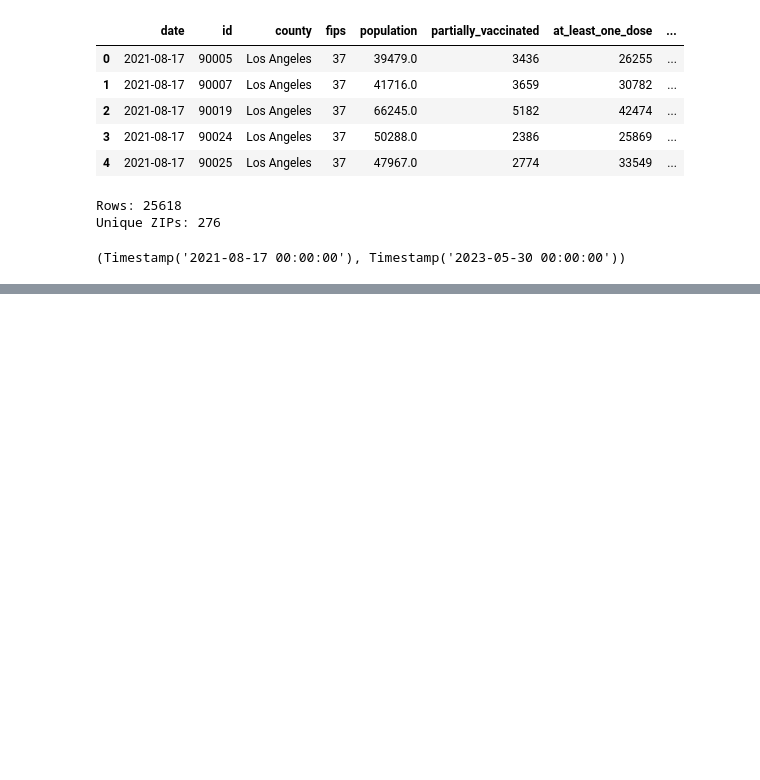
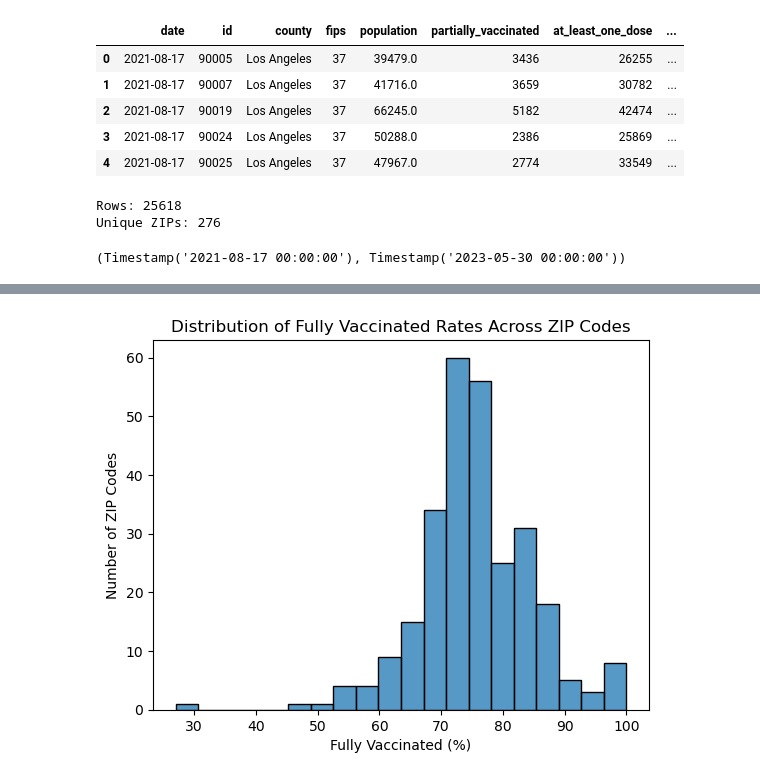
Before and after one commit to s-tran006/MGT-151R---Business-Analytics, a Jupyter notebook: MGT 151R (2).ipynb, the cells around one changed output, grey strips where cells are left out. Drawn from its saved outputs; the diff is of its cells as text; code cells hidden in the pictures; blank space fills up the shorter version.

```diff
--- a/MGT 151R (2).ipynb
+++ b/MGT 151R (2).ipynb
@@ -206,0 +327,13 @@ Name: vax_rate, dtype: float64
+# %%
+sns.histplot(
+    data=datadesk_snapshot,
+    x='fully_vaccinated_percent',
+    bins=20
+)
+
+plt.title("Distribution of Fully Vaccinated Rates Across ZIP Codes")
+plt.xlabel("Fully Vaccinated (%)")
+plt.ylabel("Number of ZIP Codes")
+plt.show()
+# %% [output]
+[figure, added]
```
Also changed, not shown: parts of 17 cells of this notebook.
